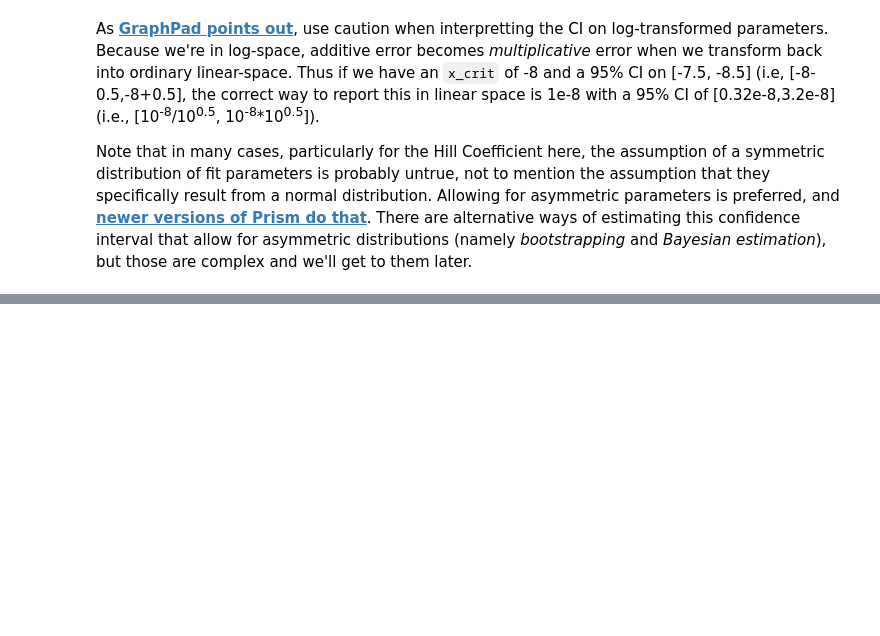
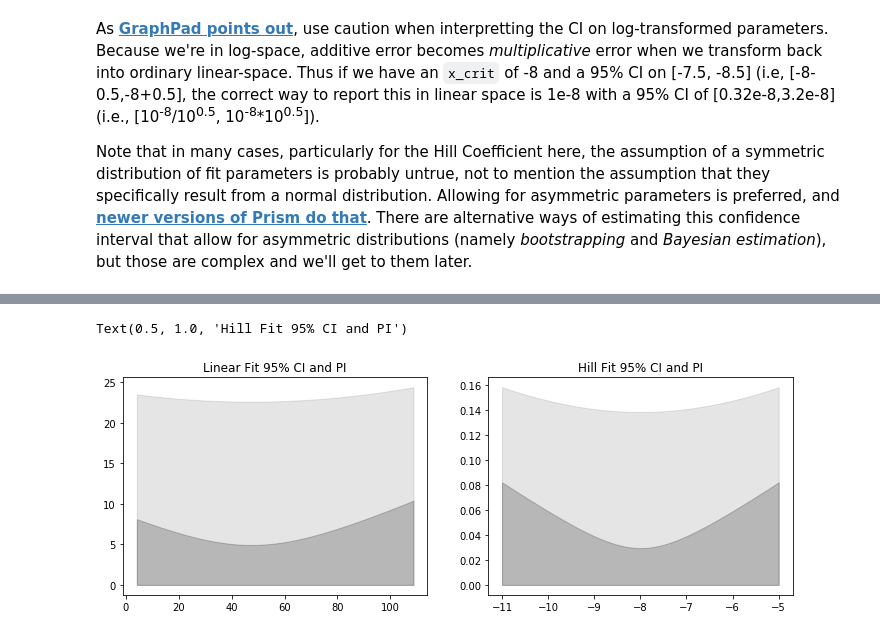
Before and after one commit to JohnGoertz/Benchtop-Python, a Jupyter notebook: 01_PlottingUncertainty.ipynb, the cells around one changed output, grey strips where cells are left out. Cells and saved outputs as stored; diff of their text form; code cells hidden in the pictures; blank space fills up the shorter version.

```diff
--- a/01_PlottingUncertainty.ipynb
+++ b/01_PlottingUncertainty.ipynb
@@ -293,0 +298,13 @@ Note that in many cases, particularly for the Hill Coefficient here, the assumpt
+# %%
+_,axs = plt.subplots(1,2, figsize = (12,4))
+
+axs[0].fill_between(xplot,ci_lin, color = 'k', alpha = 0.2)
+axs[0].fill_between(xplot,pi_lin, color = 'k', alpha = 0.1)
+axs[0].set_title('Linear Fit 95% CI and PI')
+
+axs[1].fill_between(cplot,hill_ci, color = 'k', alpha = 0.2)
+axs[1].fill_between(cplot,hill_pi, color = 'k', alpha = 0.1)
+axs[1].set_title('Hill Fit 95% CI and PI')
+# %% [output]
+Text(0.5, 1.0, 'Hill Fit 95% CI and PI')
+[figure, added]
```
Also changed, not shown: parts of 4 cells of this notebook.
